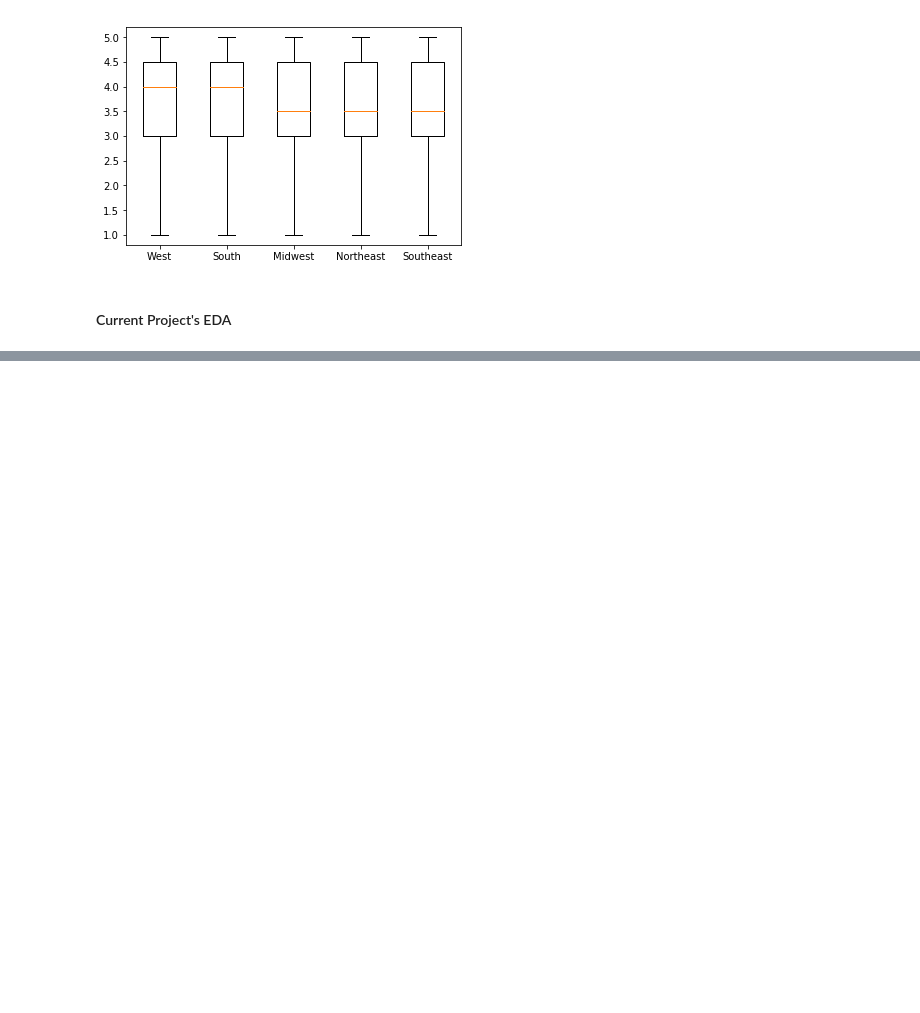
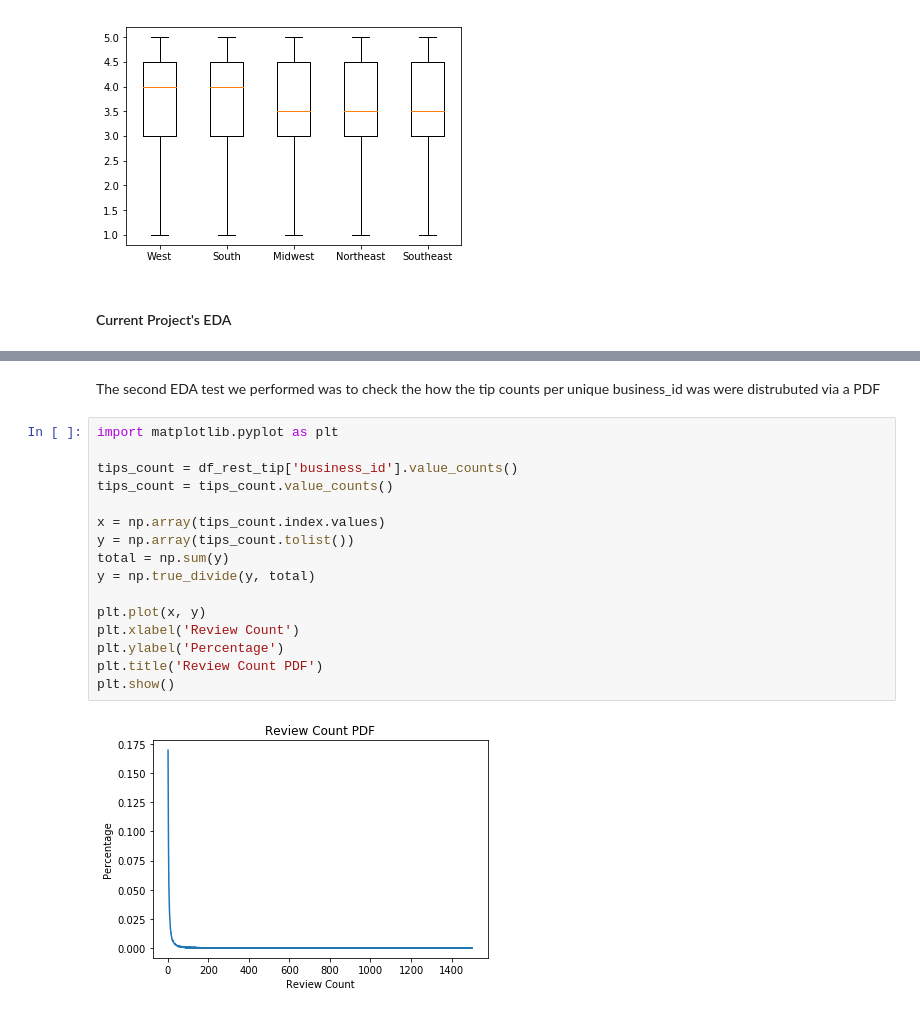
Before and after one commit to clrpoon/EECS-396-Introduction-to-the-Datascience-Pipeline, a Jupyter notebook: submission3/part2.ipynb, the cells around one changed output, grey strips where cells are left out. Saved outputs shown, nothing was run; the diff lists cells and outputs as text; blank space fills up the shorter version.

```diff
--- a/submission3/part2.ipynb
+++ b/submission3/part2.ipynb
@@ -251,0 +247,20 @@ For our data set, we performed the following EDA test:
+# %% [markdown]
+The second EDA test we performed was to check the how the tip counts per unique business_id was were distrubuted via a PDF
+# %%
+import matplotlib.pyplot as plt
+
+tips_count = df_rest_tip['business_id'].value_counts()
+tips_count = tips_count.value_counts()
+
+x = np.array(tips_count.index.values)
+y = np.array(tips_count.tolist())
+total = np.sum(y)
+y = np.true_divide(y, total)
+
+plt.plot(x, y)
+plt.xlabel('Review Count')
+plt.ylabel('Percentage')
+plt.title('Review Count PDF')
+plt.show()
+# %% [output]
+[figure, added]
```
Also changed, not shown: parts of 8 cells of this notebook.
